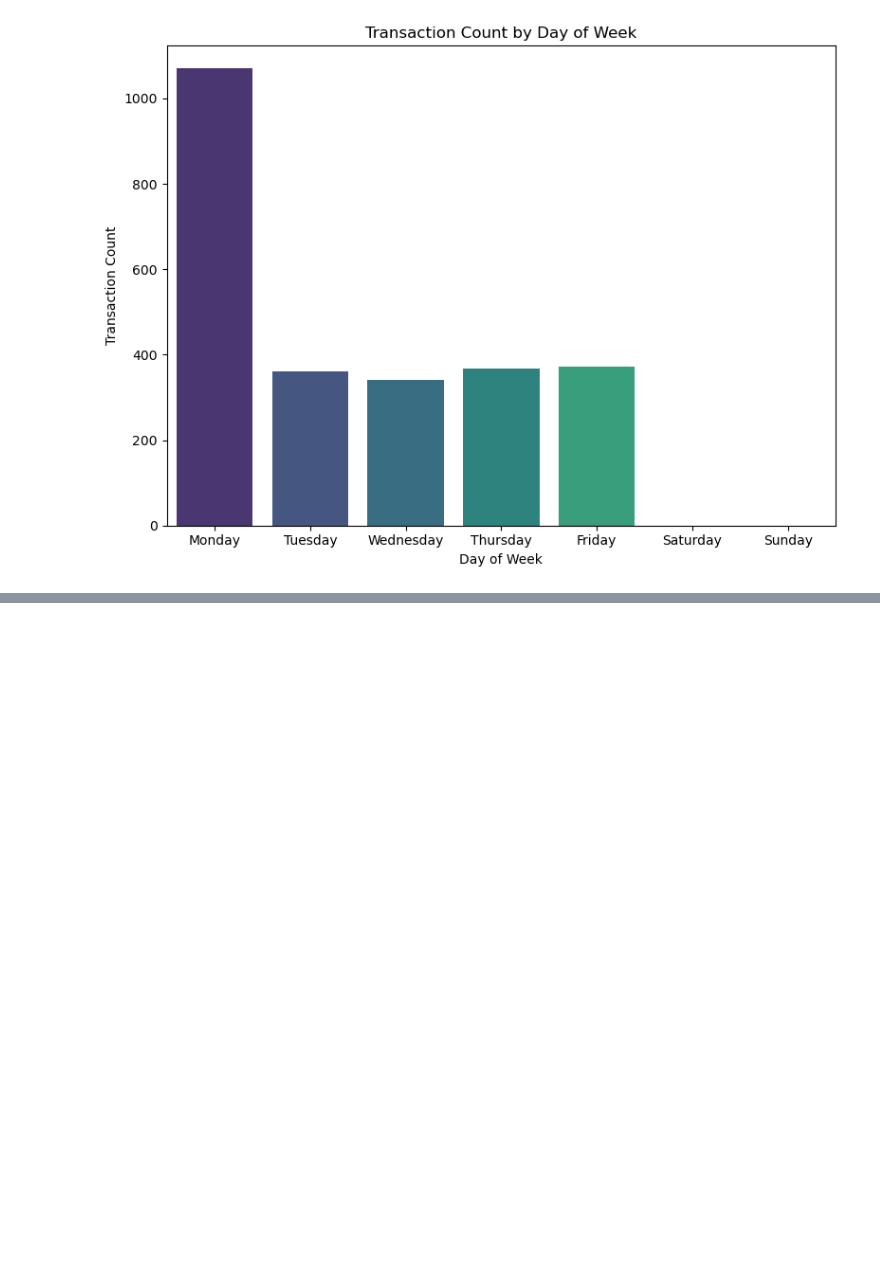
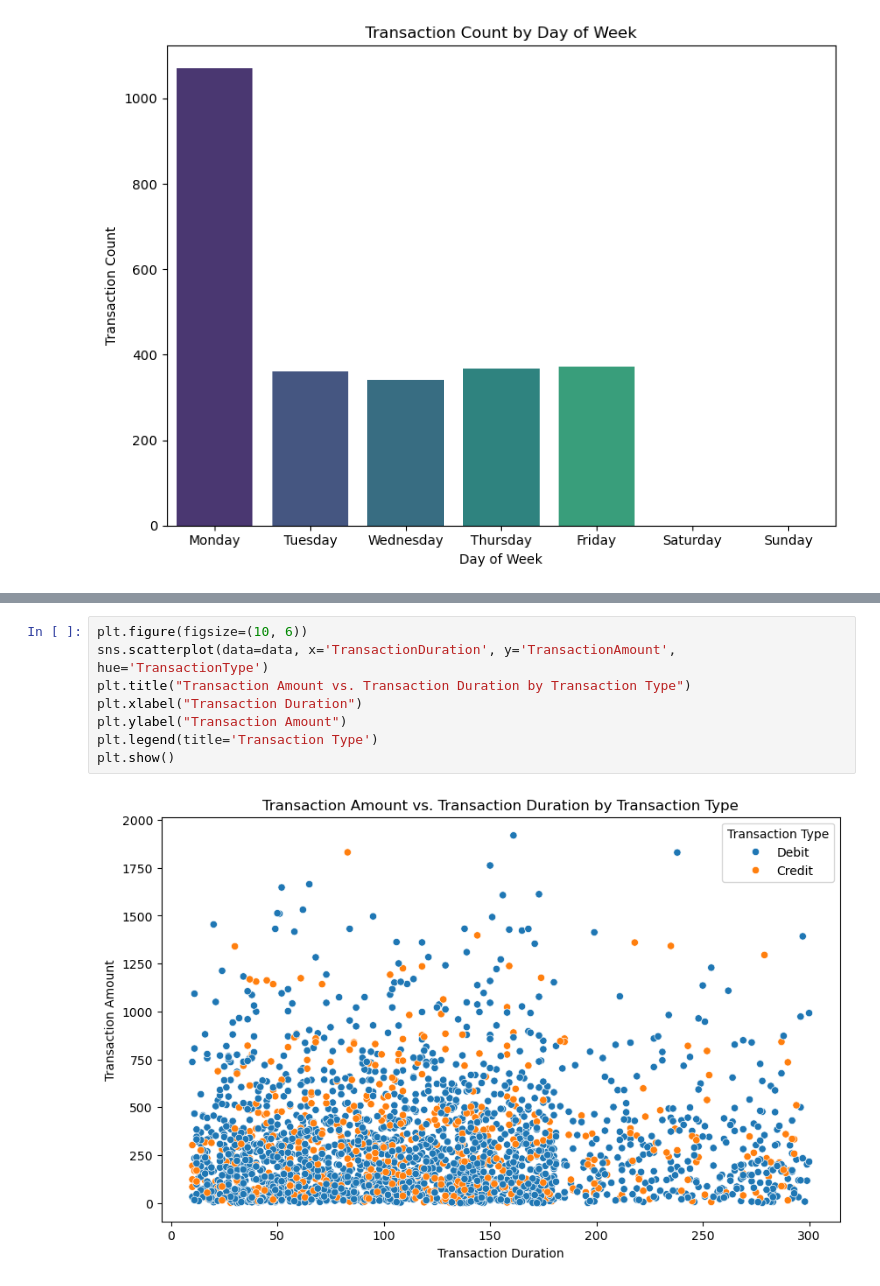
Before and after one commit to kealankuar/bank-fraud-anomaly-detection, a Jupyter notebook: notebooks/EDA.ipynb, the cells around one changed output, grey strips where cells are left out. Drawn from its saved outputs; the diff is of its cells as text; blank space fills up the shorter version.

```diff
--- a/notebooks/EDA.ipynb
+++ b/notebooks/EDA.ipynb
@@ -247,0 +258,10 @@ Passing `palette` without assigning `hue` is deprecated and will be removed in v
+# %%
+plt.figure(figsize=(10, 6))
+sns.scatterplot(data=data, x='TransactionDuration', y='TransactionAmount', hue='TransactionType')
+plt.title("Transaction Amount vs. Transaction Duration by Transaction Type")
+plt.xlabel("Transaction Duration")
+plt.ylabel("Transaction Amount")
+plt.legend(title='Transaction Type')
+plt.show()
+# %% [output]
+[figure, added]
```
Also changed, not shown: parts of 8 cells of this notebook.
